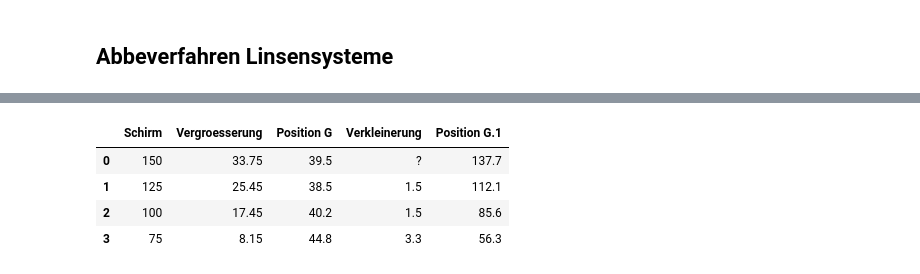
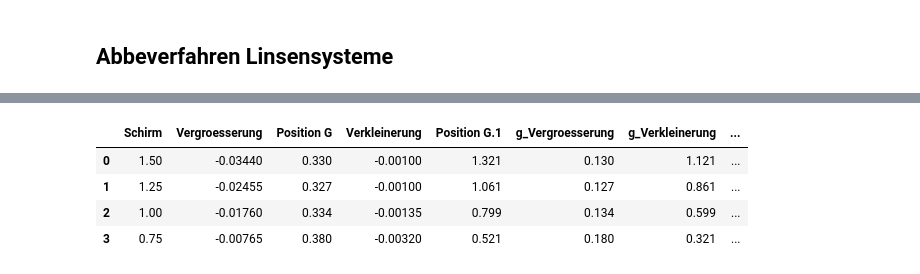
Before and after one commit to RombusBombus/AP3, a Jupyter notebook: OPA/OPA.ipynb, the cells around one changed output, grey strips where cells are left out. Cells and saved outputs as stored; diff of their text form; code cells hidden in the pictures.

```diff
--- a/OPA/OPA.ipynb
+++ b/OPA/OPA.ipynb
@@ -301,8 +292,17 @@ pd.read_excel("OPA.xlsx", sheet_name="AbbeE-G-Schirm")
-# %%
-pd.read_excel("OPA.xlsx", sheet_name="AbbeG-E-Schirm")
-# %% [output]
-|  | Schirm | Vergroesserung | Position G | Verkleinerung | Position G.1 |
-| 0 | 150 | 33.75 | 39.5 | ? | 137.7 |
-| 1 | 125 | 25.45 | 38.5 | 1.5 | 112.1 |
-| 2 | 100 | 17.45 | 40.2 | 1.5 | 85.6 |
-| 3 | 75 | 8.15 | 44.8 | 3.3 | 56.3 |
+# %%
+abbe_e_g = pd.read_excel("OPA.xlsx", sheet_name="AbbeE-G-Schirm")
+abbe_e_g[["Vergroesserung", "Verkleinerung"]] *= -1e-3
+abbe_e_g[["Schirm", "Position G", "Position G.1"]] *= 1e-2
+abbe_e_g["g_Vergroesserung"] = abbe_e_g["Position G"] - pos_gitter
+abbe_e_g["g_Verkleinerung"] = abbe_e_g["Position G.1"] - pos_gitter
+
+abbe_e_g["g'_Vergroesserung"] = abbe_e_g["Schirm"] - abbe_e_g["Position G"]
+abbe_e_g["g'_Verkleinerung"] = abbe_e_g["Schirm"] - abbe_e_g["Position G.1"]
+
+abbe_e_g
+# %% [output]
+|  | Schirm | Vergroesserung | Position G | Verkleinerung | Position G.1 | g_Vergroesserung | g_Verkleinerung | ... |
+| 0 | 1.50 | -0.03440 | 0.330 | -0.00100 | 1.321 | 0.130 | 1.121 | ... |
+| 1 | 1.25 | -0.02455 | 0.327 | -0.00100 | 1.061 | 0.127 | 0.861 | ... |
+| 2 | 1.00 | -0.01760 | 0.334 | -0.00135 | 0.799 | 0.134 | 0.599 | ... |
+| 3 | 0.75 | -0.00765 | 0.380 | -0.00320 | 0.521 | 0.180 | 0.321 | ... |
```
Also changed, not shown: parts of 10 cells of this notebook, 1 other file.
